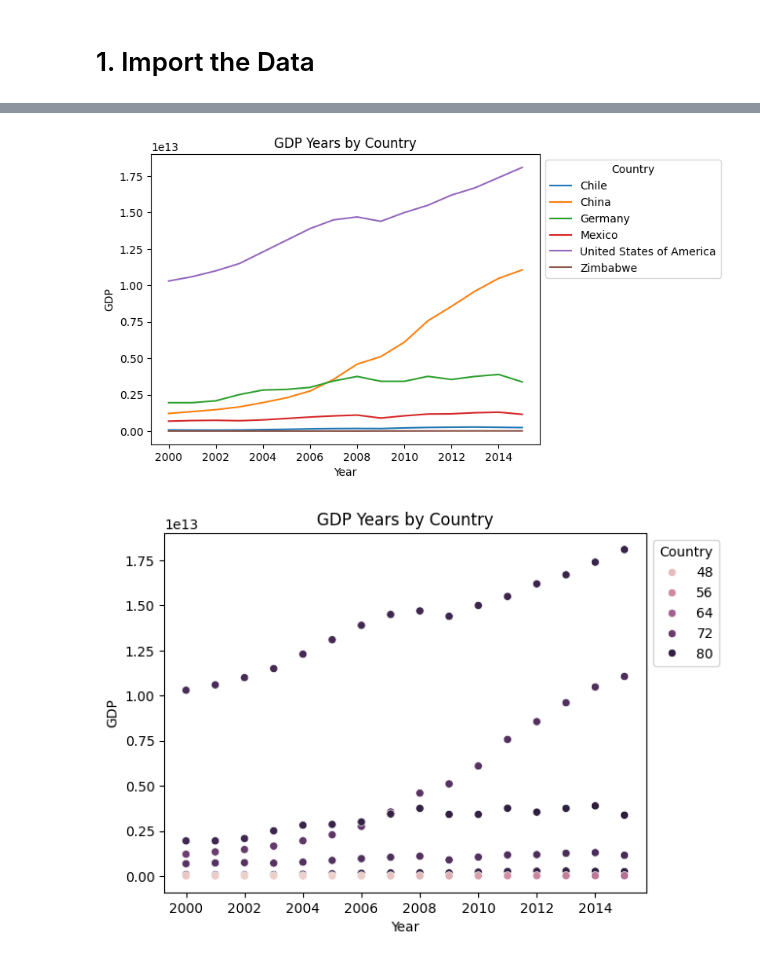
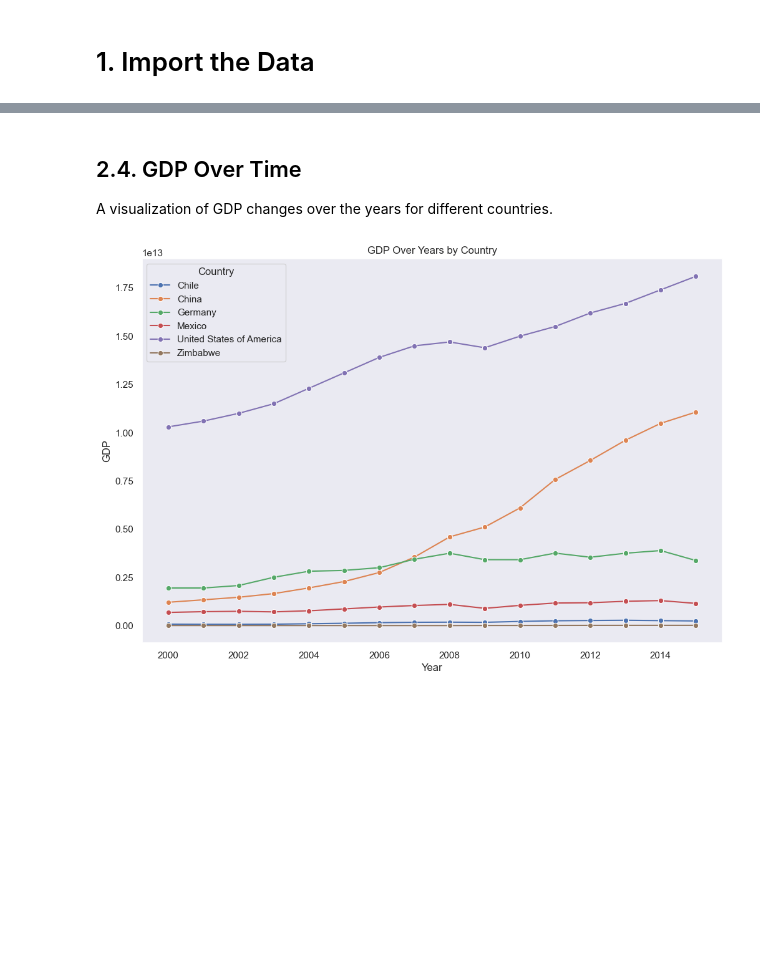
Before and after one commit to grzegorz-gomza/Portfolio_Projects, a Jupyter notebook: Codecademy_Life-Expectancy-and-GDP-Starter/life_expectancy_gdp.ipynb, the cells around one changed output, grey strips where cells are left out. Drawn from its saved outputs; the diff is of its cells as text; code cells hidden in the pictures; blank space fills up the shorter version.

```diff
--- a/Codecademy_Life-Expectancy-and-GDP-Starter/life_expectancy_gdp.ipynb
+++ b/Codecademy_Life-Expectancy-and-GDP-Starter/life_expectancy_gdp.ipynb
@@ -26,0 +12,13 @@ df
+# %%
+# Load the dataset
+df = pd.read_csv('all_data.csv')
+
+# Ensure correct data types
+df['Year'] = pd.to_numeric(df['Year'], errors='coerce')
+df['Life expectancy at birth (years)'] = pd.to_numeric(df['Life expectancy at birth (years)'], errors='coerce')
+df['GDP'] = pd.to_numeric(df['GDP'], errors='coerce')
+
+# Fixing column name mismatch
+df.rename(columns={'Life expectancy at birth (years)': 'Life Expectancy'}, inplace=True)
+
+df.sample(5)
@@ -72,20 +84,12 @@ plt.show()
+# %% [markdown]
+## 2.4. GDP Over Time
+A visualization of GDP changes over the years for different countries.
 # %%
-ax = sns.lineplot(data=df, x="Year", y="GDP", hue="Country")
-
-plt.title('GDP Years by Country')
+plt.figure(figsize=(12, 8))
+sns.lineplot(x='Year', y='GDP', hue='Country', data=df, marker='o')
+plt.title('GDP Over Years by Country')
 plt.xlabel('Year')
 plt.ylabel('GDP')
-plt.legend(title='Country')
-sns.move_legend(ax, "upper left", bbox_to_anchor=(1, 1))
+plt.show()
 # %% [output]
-[figure, old version]
+[figure, new version]
-# %%
-ax = sns.scatterplot(data=df, x="Year", y="GDP", hue="Life expectancy at birth (years)")
-
-plt.title('GDP Years by Country')
-plt.xlabel('Year')
-plt.ylabel('GDP')
-plt.legend(title='Country')
-sns.move_legend(ax, "upper left", bbox_to_anchor=(1, 1))
-# %% [output]
-[figure, removed]
```
Also changed, not shown: parts of 20 cells of this notebook.
